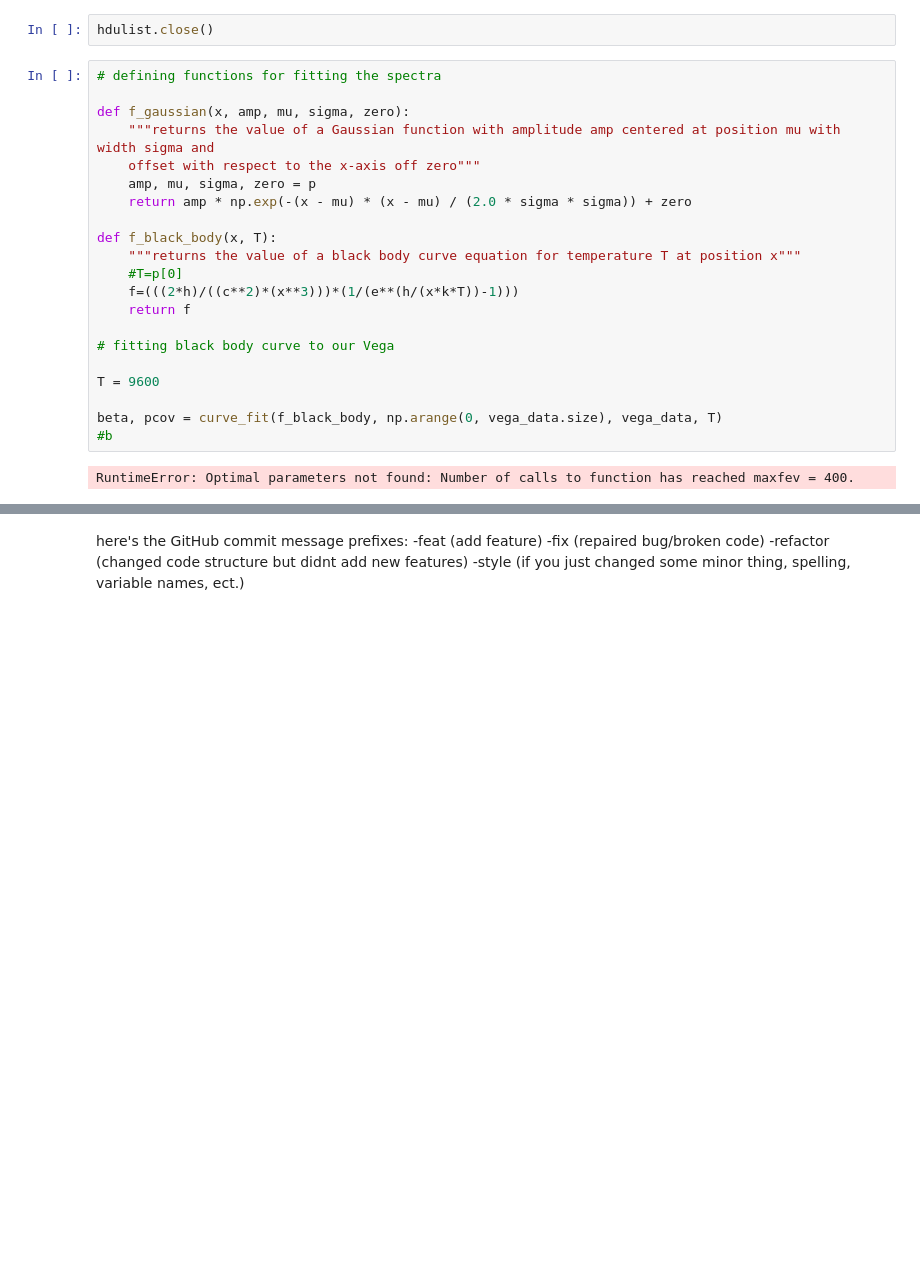
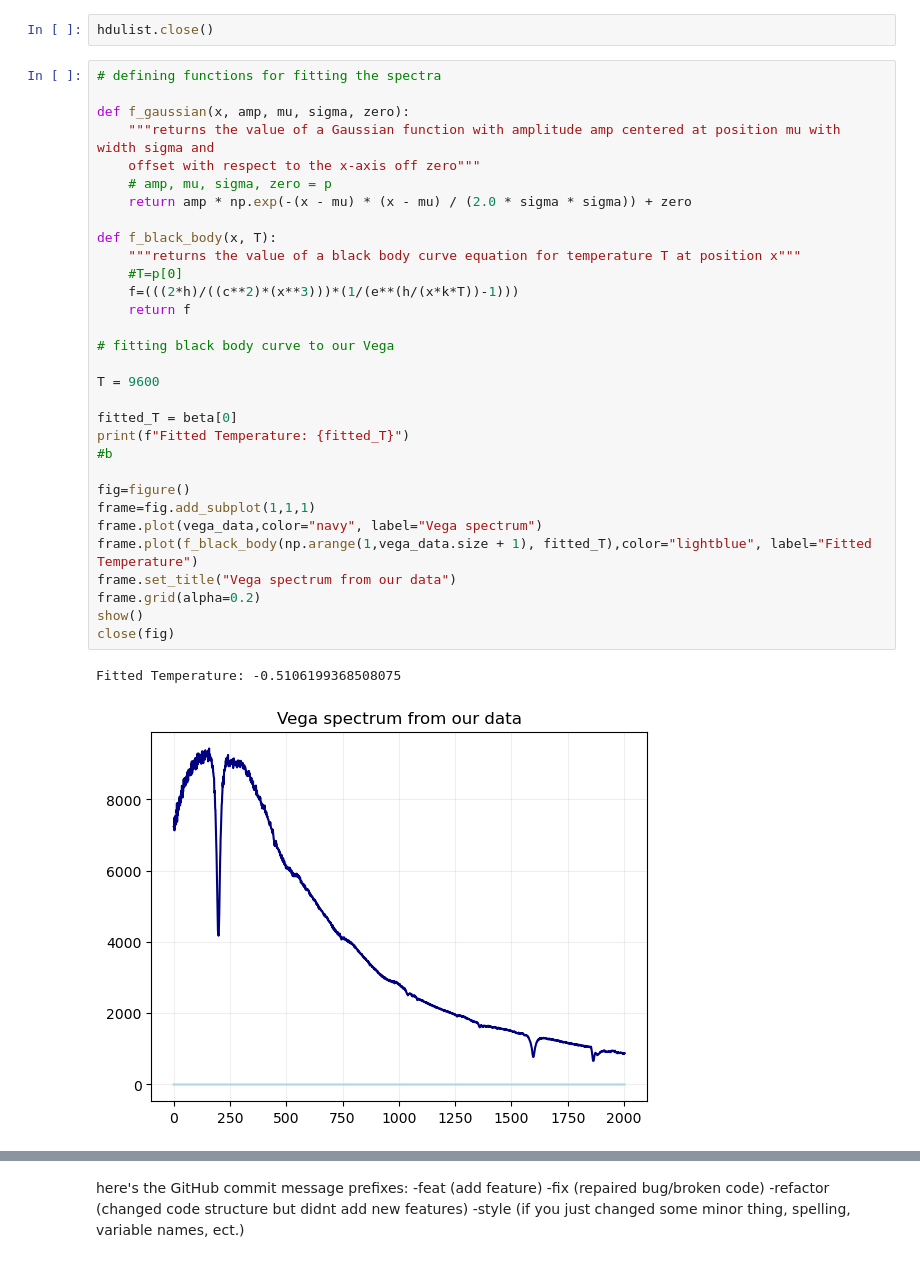
Before and after one commit to Timobrenn/G99-Spectroscopy, a Jupyter notebook: FWHM.ipynb, the cells around one changed output, grey strips where cells are left out. Saved outputs shown, nothing was run; the diff lists cells and outputs as text; blank space fills up the shorter version.

```diff
--- a/FWHM.ipynb
+++ b/FWHM.ipynb
@@ -63,23 +63,34 @@ hdulist.close()
 # %%
 # defining functions for fitting the spectra
 
 def f_gaussian(x, amp, mu, sigma, zero):
     """returns the value of a Gaussian function with amplitude amp centered at position mu with width sigma and
     offset with respect to the x-axis off zero"""
-    amp, mu, sigma, zero = p
+    # amp, mu, sigma, zero = p
     return amp * np.exp(-(x - mu) * (x - mu) / (2.0 * sigma * sigma)) + zero
 
 def f_black_body(x, T):
     """returns the value of a black body curve equation for temperature T at position x"""
     #T=p[0]
     f=(((2*h)/((c**2)*(x**3)))*(1/(e**(h/(x*k*T))-1)))
     return f
 
 # fitting black body curve to our Vega
 
 T = 9600
 
-beta, pcov = curve_fit(f_black_body, np.arange(0, vega_data.size), vega_data, T)
+fitted_T = beta[0]
+print(f"Fitted Temperature: {fitted_T}")
 #b
+
+fig=figure()
+frame=fig.add_subplot(1,1,1)
+frame.plot(vega_data,color="navy", label="Vega spectrum")
+frame.plot(f_black_body(np.arange(1,vega_data.size + 1), fitted_T),color="lightblue", label="Fitted Temperature")
+frame.set_title("Vega spectrum from our data")
+frame.grid(alpha=0.2)
+show()
+close(fig)
 # %% [output]
-RuntimeError: Optimal parameters not found: Number of calls to function has reached maxfev = 400.
+Fitted Temperature: -0.5106199368508075
+[figure, added]
```
Also changed, not shown: parts of 6 cells of this notebook.
